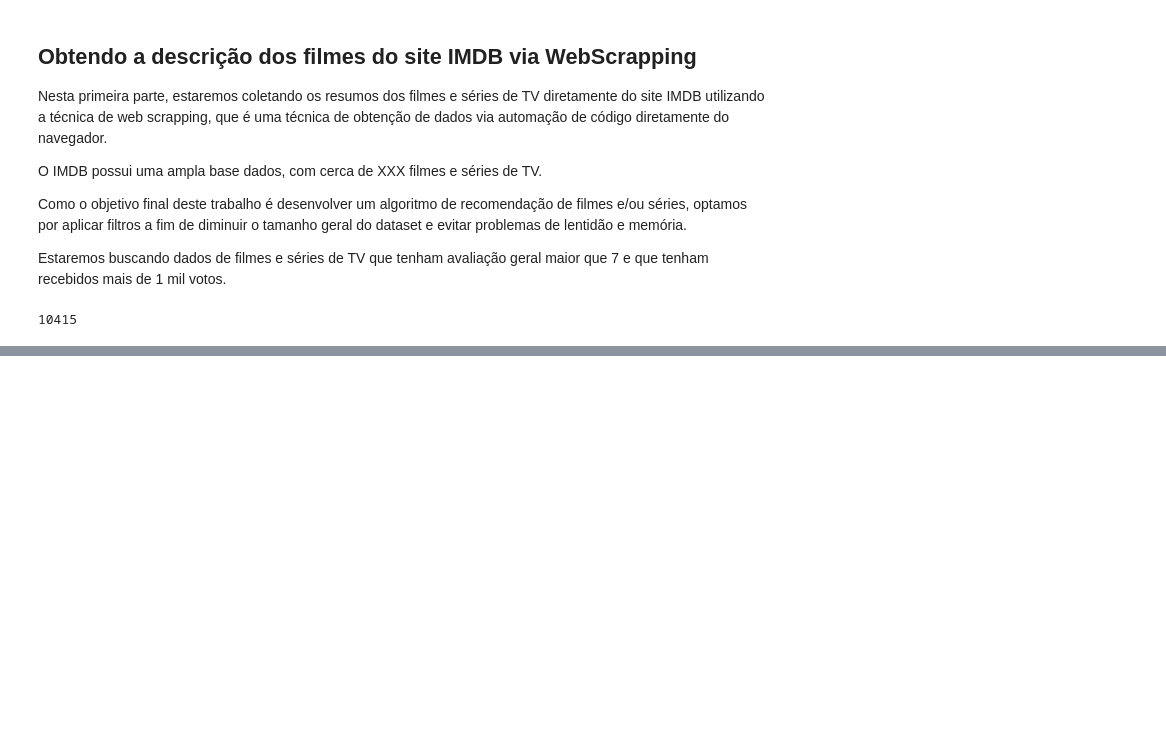
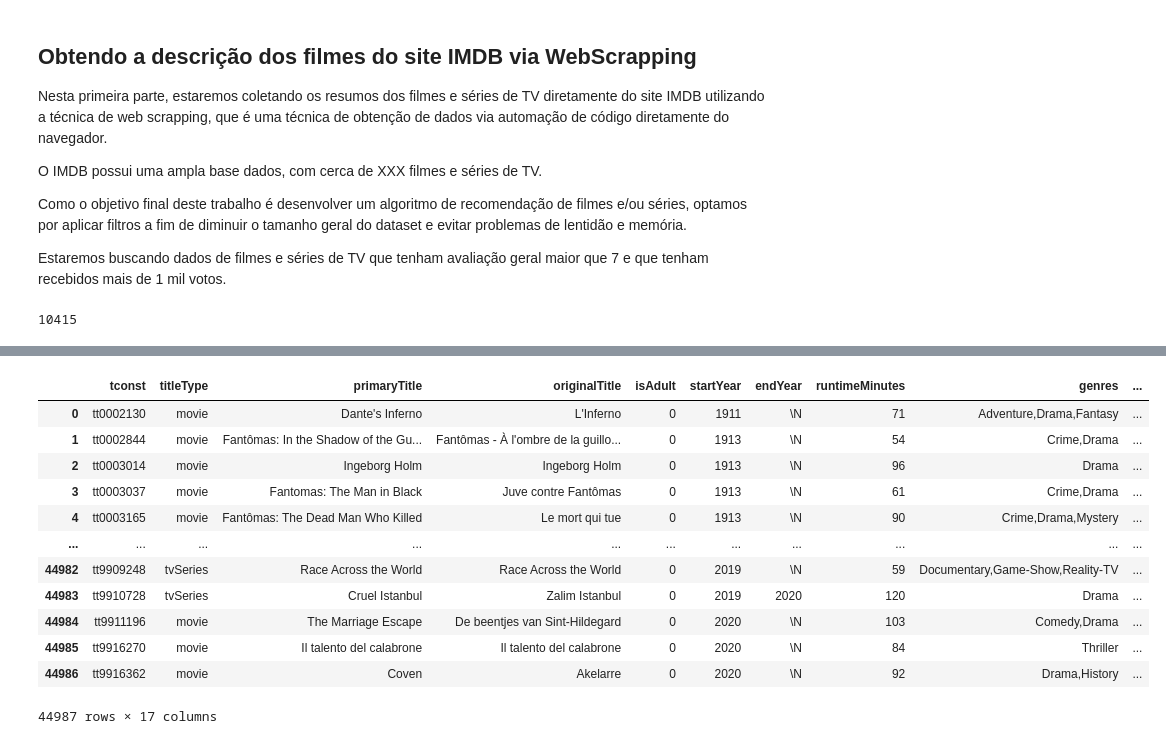
Before and after one commit to eutiagovski/movie-recomendation-system, a Jupyter notebook: notebooks/create_data.ipynb, the cells around one changed output, grey strips where cells are left out. Drawn from its saved outputs; the diff is of its cells as text; code cells hidden in the pictures; blank space fills up the shorter version.

Commit message:
scraped data merged with imdb official data

```diff
--- a/notebooks/create_data.ipynb
+++ b/notebooks/create_data.ipynb
@@ -207,0 +365,5 @@ driver.close()
+# %%
+principals_unique = df_principals.nconst.unique()
+principals_total = df_principals.nconst
+
+print(f'There is {len(principals_total)} principals being {len(principals_unique)} unique values')
@@ -207,0 +372,21 @@ driver.close()
+# %%
+# load only names whos in principals dataset
+df_names_chunk = pd.read_csv(f'{path_to_datasets}/name.basics.tsv', sep='\t', chunksize=chunksize)
+
+df_names = pd.DataFrame()
+
+for chunk in df_names_chunk:
+  dff = chunk.loc[chunk.nconst.isin(principals_unique)]
+  df_names = pd.concat([df_names, dff], ignore_index=True)
+
+df_names.to_csv(f'{path_to_datasets}/name.basics.tsv', sep='\t', index=False)
+# %%
+# create a dict to hold the par nconst: primaryName
+names = {}
+
+for _, p in enumerate(principals_unique):
+  names[p] = df_names.loc[df_names.nconst == p, 'primaryName'].values[0]
+
+del(df_names)
+
+names
@@ -207,0 +466,8 @@ driver.close()
+# %%
+
+# merge movies dataset with team dataset
+df_movies = df_movies.merge(right=df_team, on='tconst')
+# assert only unique values in dataset
+df_movies.drop_duplicates(subset=['tconst'], inplace=True)
+
+df_movies
@@ -207,0 +488,19 @@ driver.close()
+# %%
+# df_movies.rename({'primaryTitle_x': 'primaryTitle', 'primaryTitle_y': 'primaryTitle_ptBr'}, axis=1, inplace=True)
+df_movies.primaryTitle_ptBr = df_movies.primaryTitle_ptBr.apply(lambda x: x.split('. ')[-1])
+
+df_movies
+# %% [output]
+|  | tconst | titleType | primaryTitle | originalTitle | isAdult | startYear | endYear | runtimeMinutes | genres | ... |
+| 0 | tt0002130 | movie | Dante's Inferno | L'Inferno | 0 | 1911 | \N | 71 | Adventure,Drama,Fantasy | ... |
+| 1 | tt0002844 | movie | Fantômas: In the Shadow of the Gu... | Fantômas - À l'ombre de la guillo... | 0 | 1913 | \N | 54 | Crime,Drama | ... |
+| 2 | tt0003014 | movie | Ingeborg Holm | Ingeborg Holm | 0 | 1913 | \N | 96 | Drama | ... |
+| 3 | tt0003037 | movie | Fantomas: The Man in Black | Juve contre Fantômas | 0 | 1913 | \N | 61 | Crime,Drama | ... |
+| 4 | tt0003165 | movie | Fantômas: The Dead Man Who Killed | Le mort qui tue | 0 | 1913 | \N | 90 | Crime,Drama,Mystery | ... |
+| ... | ... | ... | ... | ... | ... | ... | ... | ... | ... | ... |
+| 44982 | tt9909248 | tvSeries | Race Across the World | Race Across the World | 0 | 2019 | \N | 59 | Documentary,Game-Show,Reality-TV | ... |
+| 44983 | tt9910728 | tvSeries | Cruel Istanbul | Zalim Istanbul | 0 | 2019 | 2020 | 120 | Drama | ... |
+| 44984 | tt9911196 | movie | The Marriage Escape | De beentjes van Sint-Hildegard | 0 | 2020 | \N | 103 | Comedy,Drama | ... |
+| 44985 | tt9916270 | movie | Il talento del calabrone | Il talento del calabrone | 0 | 2020 | \N | 84 | Thriller | ... |
+| 44986 | tt9916362 | movie | Coven | Akelarre | 0 | 2020 | \N | 92 | Drama,History | ... |
+44987 rows × 17 columns
```
Also changed, not shown: parts of 15 cells of this notebook.
